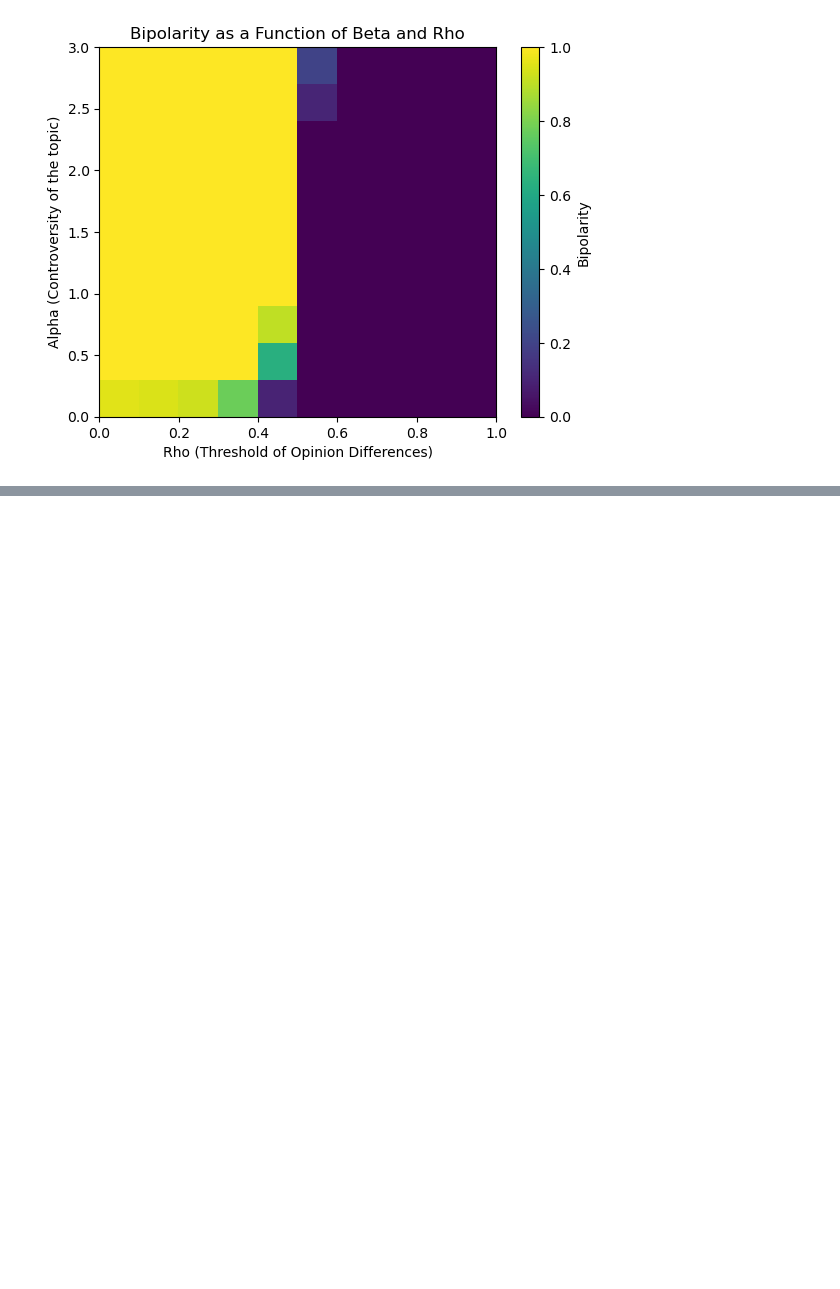
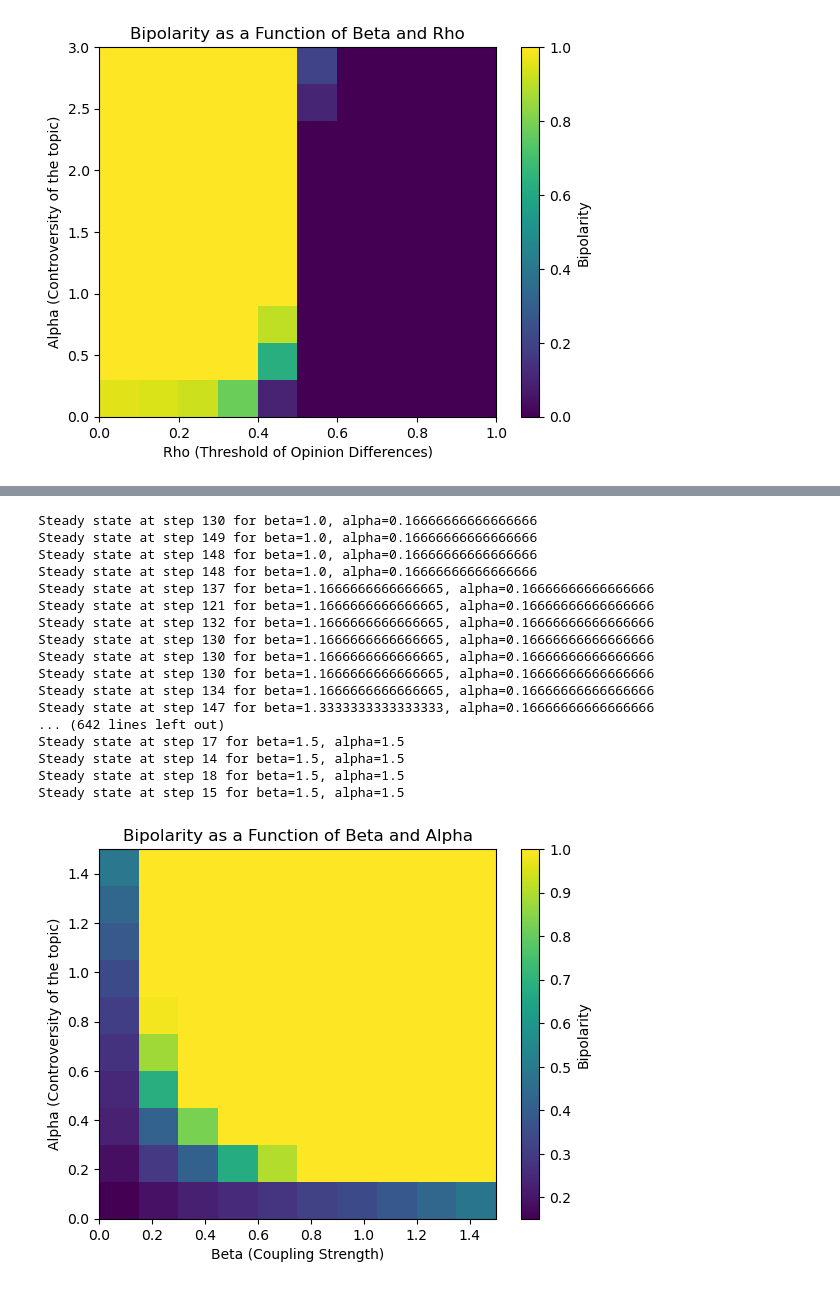
Before and after one commit to Batuffola/review_opinion-dynamics, a Jupyter notebook: update.ipynb, the cells around one changed output, grey strips where cells are left out. Saved outputs shown, nothing was run; the diff lists cells and outputs as text; code cells hidden in the pictures; blank space fills up the shorter version.

Commit message:
more  heatmaps

```diff
--- a/update.ipynb
+++ b/update.ipynb
@@ -804,0 +805,75 @@ ModuleNotFoundError: No module named 'tqdm'
+# %%
+# Initialize the model
+num_agents = 200
+connection_probability = 0.05
+random.seed(42)
+
+#beta =  1 #coupling_strength
+rho = 0.4  #threshold of opiniondifferences
+#alpha = 0.2  #controversity of the topic positiv definit
+iterations = 10
+
+# Define parameter ranges
+alphas = np.linspace(0, 1.5, num=10)  # Controversy of the topic (positive definite)
+betas = np.linspace(0, 1.5, num=10)   # Threshold of opinion differences
+
+# Initialize the results array
+bipolarity = np.zeros((len(alphas), len(betas)))
+
+# Iterate over betas and rhos
+for a_idx, alpha in enumerate(alphas):
+    for b_idx, beta in enumerate(betas):
+        bipolarities = []  # Store bipolarity values for this parameter combination
+
+        for i in range(iterations):
+            random.seed(42+i)
+            # Initialize the model
+            model = Model(num_agents, connection_probability, beta, rho, alpha)
+            layout = nx.spring_layout(model.environment.graph)  # Optional visualization layout
+
+            # Run the simulation
+            num_steps = 150
+            for step in range(num_steps):
+                previous_opinions = [model.environment.graph.nodes[node]['agent'].opinion
+                                     for node in model.environment.graph.nodes]
+                model.step()
+
+                # Check for steady-state convergence
+                if track_opinion_change(previous_opinions, model) < 0.0000083:
+                    print(f"Steady state at step {step} for beta={beta}, alpha={alpha}")
+                    break
+
+            # Get the final opinions and calculate bipolarity
+            bipolarities.append(measure_bipolarity(model.environment))
+
+        # Store the mean bipolarity for this parameter combination
+        bipolarity[a_idx, b_idx] = np.mean(bipolarities)
+
+# Print or visualize the results
+import matplotlib.pyplot as plt
+plt.imshow(bipolarity, origin="lower", aspect="auto",
+           extent=[betas.min(), betas.max(), alphas.min(), alphas.max()])
+plt.colorbar(label="Bipolarity")
+plt.xlabel("Beta (Coupling Strength)")
+plt.ylabel("Alpha (Controversity of the topic)")
+plt.title("Bipolarity as a Function of Beta and Alpha")
+plt.show()
+# %% [output]
+Steady state at step 130 for beta=1.0, alpha=0.16666666666666666
+Steady state at step 149 for beta=1.0, alpha=0.16666666666666666
+Steady state at step 148 for beta=1.0, alpha=0.16666666666666666
+Steady state at step 148 for beta=1.0, alpha=0.16666666666666666
+Steady state at step 137 for beta=1.1666666666666665, alpha=0.16666666666666666
+Steady state at step 121 for beta=1.1666666666666665, alpha=0.16666666666666666
+Steady state at step 132 for beta=1.1666666666666665, alpha=0.16666666666666666
+Steady state at step 130 for beta=1.1666666666666665, alpha=0.16666666666666666
+Steady state at step 130 for beta=1.1666666666666665, alpha=0.16666666666666666
+Steady state at step 130 for beta=1.1666666666666665, alpha=0.16666666666666666
+Steady state at step 134 for beta=1.1666666666666665, alpha=0.16666666666666666
+Steady state at step 147 for beta=1.3333333333333333, alpha=0.16666666666666666
+... (642 lines left out)
+Steady state at step 17 for beta=1.5, alpha=1.5
+Steady state at step 14 for beta=1.5, alpha=1.5
+Steady state at step 18 for beta=1.5, alpha=1.5
+Steady state at step 15 for beta=1.5, alpha=1.5
+[figure, added]
```
Also changed, not shown: parts of 2 cells of this notebook.
